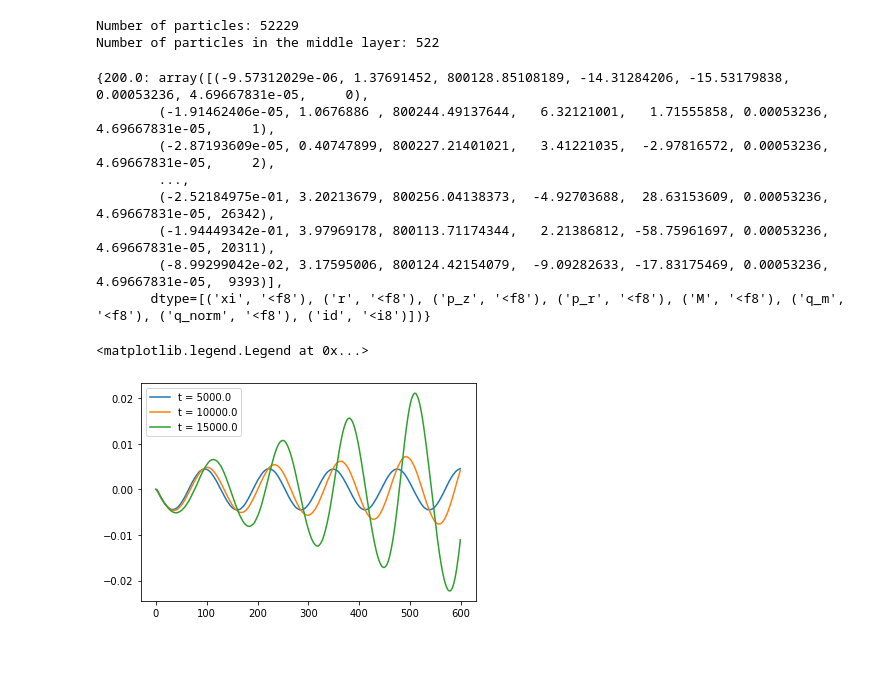
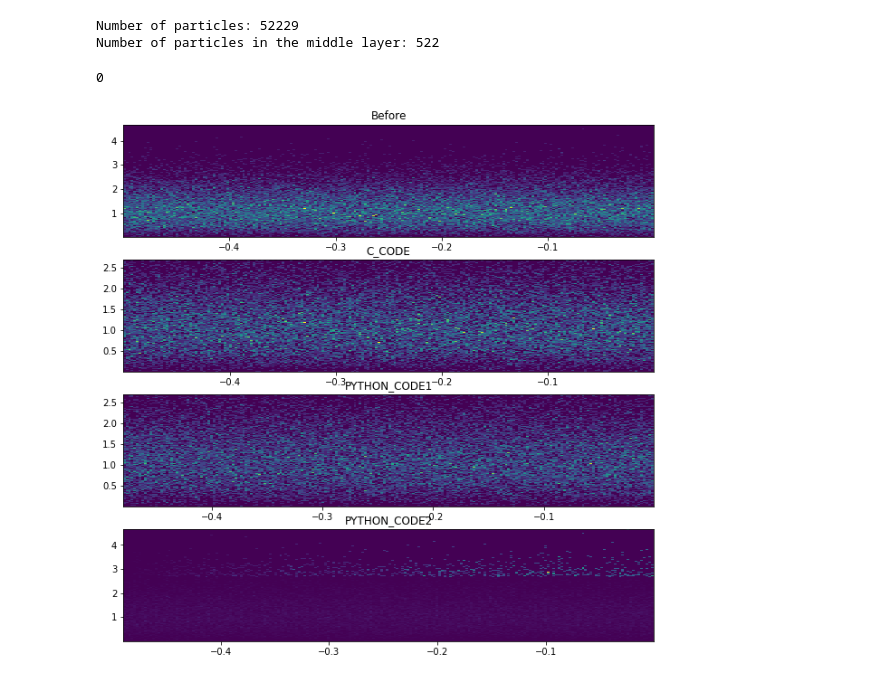
Before and after one commit to lcodePy-team/lcodePy, a Jupyter notebook: diag-test.ipynb, the cells around one changed output. Cells and saved outputs as stored; diff of their text form; code cells hidden in the pictures; blank space fills up the shorter version.

Commit message:
compare beams

```diff
--- a/diag-test.ipynb
+++ b/diag-test.ipynb
@@ -54,21 +53,41 @@ beam = diagnostics[0].data
-# %%
-beam
-# %% [output]
-{200.0: array([(-9.57312029e-06, 1.37691452, 800128.85108189, -14.31284206, -15.53179838, 0.00053236, 4.69667831e-05,     0),
-        (-1.91462406e-05, 1.0676886 , 800244.49137644,   6.32121001,   1.71555858, 0.00053236, 4.69667831e-05,     1),
-        (-2.87193609e-05, 0.40747899, 800227.21401021,   3.41221035,  -2.97816572, 0.00053236, 4.69667831e-05,     2),
-        ...,
-        (-2.52184975e-01, 3.20213679, 800256.04138373,  -4.92703688,  28.63153609, 0.00053236, 4.69667831e-05, 26342),
-        (-1.94449342e-01, 3.97969178, 800113.71174344,   2.21386812, -58.75961697, 0.00053236, 4.69667831e-05, 20311),
-        (-8.99299042e-02, 3.17595006, 800124.42154079,  -9.09282633, -17.83175469, 0.00053236, 4.69667831e-05,  9393)],
-       dtype=[('xi', '<f8'), ('r', '<f8'), ('p_z', '<f8'), ('p_r', '<f8'), ('M', '<f8'), ('q_m', '<f8'), ('q_norm', '<f8'), ('id', '<i8')])}
-# %%
-for key in diagnostics.Ez.keys():
-    plt.plot(diagnostics.Ez[key], label=f't = {key}')
-plt.legend()
-# %% [output]
-<matplotlib.legend.Legend at 0x...>
-[figure, removed]
+# %%
+!rm ../c_code/*
+!cp beamfile.bin ../c_code/beamfile.bin
+
+config.c_config("../c_code/lcode.cfg")
+!echo 0 > ../c_code/beamfile.bit
+
+p = subprocess.Popen(["/home/global/lcode/lcode", "lcode.cfg"], cwd="../c_code")
+p.wait()
+# %% [output]
+0
+# %%
+beam_slice = sim.beam_source.get_beam_slice(10, -config.getfloat('window-length'))
+beam_python1 = beam_slice.particles
+# %%
+particle_dtype = np.dtype([('xi', 'f8'), ('r', 'f8'), ('p_z', 'f8'), ('p_r', 'f8'), ('M', 'f8'), ('q_m', 'f8'),
+                           ('q_norm', 'f8'), ('id', 'i8')])
+beam_before = np.fromfile("beamfile.bin", dtype = particle_dtype)[:-1]
+beam_c = np.fromfile("../c_code/beamfile.bin", dtype=particle_dtype)[:-1]
+beam_python2 = diagnostics[0].data[200]
+# %%
+plt.subplot(411)
+plt.hist2d(beam_before['xi'], beam_before['r'], bins=200);
+plt.title('Before')
+plt.subplot(412)
+plt.hist2d(beam_c['xi'], beam_c['r'], bins=200);
+plt.title('C_CODE')
+plt.subplot(413)
+plt.hist2d(beam_python1['xi'], beam_python1['r'], bins=200);
+plt.title('PYTHON_CODE1')
+plt.subplot(414)
+plt.hist2d(beam_python2['xi'], beam_python2['r'], bins=200);
+plt.title('PYTHON_CODE2')
+fig = plt.gcf()
+fig.set_size_inches(10.5, 10.5)
+plt.plot();
+# %% [output]
+[figure, added]
 # %%
 beam_slice = sim.beam_source.get_beam_slice(10, -config.getfloat('window-length'))
 # %%
```
Also changed, not shown: parts of 8 cells of this notebook.
